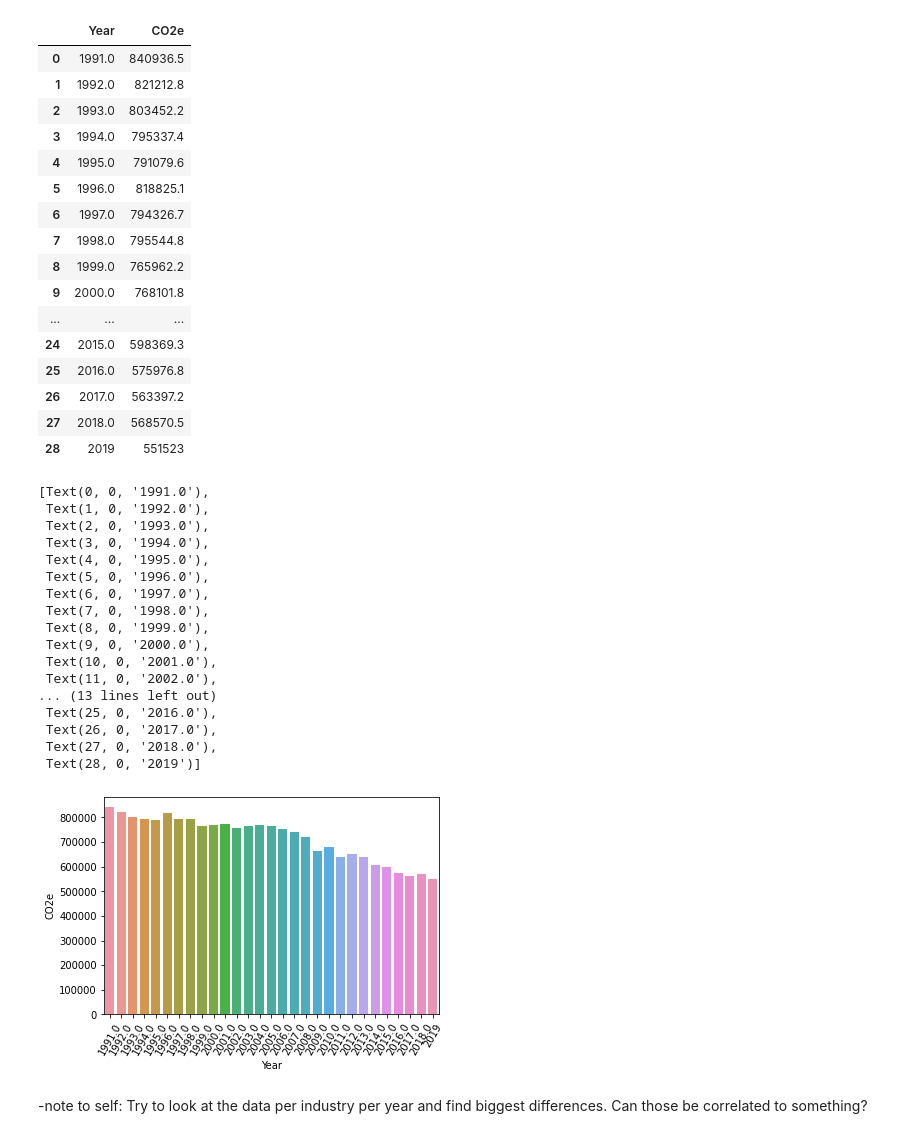
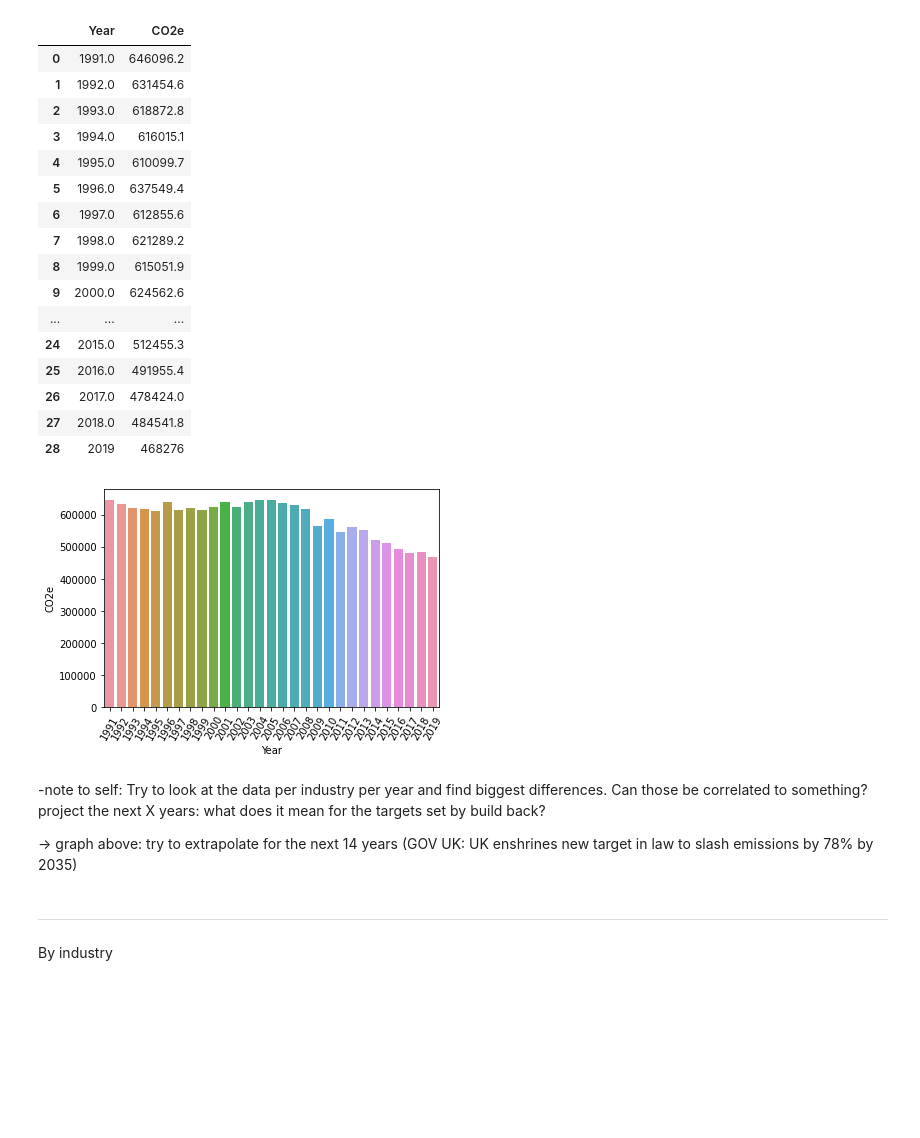
Before and after one commit to theodi/data-ecosystems-net-zero, a Jupyter notebook: UKNetZero.ipynb, the cells around one changed output. Drawn from its saved outputs; the diff is of its cells as text; code cells hidden in the pictures; blank space fills up the shorter version.

Commit message:
Cast years as ints to ignore decimal point Plot graphs for yearly data split per industry

```diff
--- a/UKNetZero.ipynb
+++ b/UKNetZero.ipynb
@@ -59,5 +65,5 @@ df
 # %%
-x = df.copy(deep=True).iloc[[2, 25]]
+x = df_co2.copy(deep=True).iloc[[2, 25]]
 # %%
 x.reset_index()
 # %% [output]
@@ -68,55 +74,46 @@ x.reset_index()
 # %%
 x.drop(columns=x.columns[:4], inplace=True)
 # %%
-transposed = x.transpose(copy=True)
+transposed_overview = x.transpose(copy=True)
 # %%
-transposed.rename(columns={2: "Year", 25: "CO2e"}, inplace=True)
+transposed_overview.rename(columns={2: "Year", 25: "CO2e"}, inplace=True)
 # %%
-transposed.reset_index(drop=True)
+transposed_overview.reset_index(drop=True)
 # %% [output]
 |  | Year | CO2e |
-| 0 | 1991.0 | 840936.5 |
-| 1 | 1992.0 | 821212.8 |
-| 2 | 1993.0 | 803452.2 |
-| 3 | 1994.0 | 795337.4 |
-| 4 | 1995.0 | 791079.6 |
-| 5 | 1996.0 | 818825.1 |
-| 6 | 1997.0 | 794326.7 |
-| 7 | 1998.0 | 795544.8 |
-| 8 | 1999.0 | 765962.2 |
-| 9 | 2000.0 | 768101.8 |
+| 0 | 1991.0 | 646096.2 |
+| 1 | 1992.0 | 631454.6 |
+| 2 | 1993.0 | 618872.8 |
+| 3 | 1994.0 | 616015.1 |
+| 4 | 1995.0 | 610099.7 |
+| 5 | 1996.0 | 637549.4 |
+| 6 | 1997.0 | 612855.6 |
+| 7 | 1998.0 | 621289.2 |
+| 8 | 1999.0 | 615051.9 |
+| 9 | 2000.0 | 624562.6 |
 | ... | ... | ... |
-| 24 | 2015.0 | 598369.3 |
-| 25 | 2016.0 | 575976.8 |
-| 26 | 2017.0 | 563397.2 |
-| 27 | 2018.0 | 568570.5 |
-| 28 | 2019 | 551523 |
+| 24 | 2015.0 | 512455.3 |
+| 25 | 2016.0 | 491955.4 |
+| 26 | 2017.0 | 478424.0 |
+| 27 | 2018.0 | 484541.8 |
+| 28 | 2019 | 468276 |
+# %%
+transposed_overview['Year'] = transposed_overview['Year'].astype('int')
 # %%
 graph = sns.barplot(
     x="Year",
     y="CO2e",
-    data=transposed
+    data=transposed_overview
 )
 
-graph.set_xticklabels(graph.get_xticklabels(), rotation=60)
+graph.set_xticklabels(graph.get_xticklabels(), rotation=60);
 # %% [output]
-[Text(0, 0, '1991.0'),
- Text(1, 0, '1992.0'),
- Text(2, 0, '1993.0'),
- Text(3, 0, '1994.0'),
- Text(4, 0, '1995.0'),
- Text(5, 0, '1996.0'),
- Text(6, 0, '1997.0'),
- Text(7, 0, '1998.0'),
- Text(8, 0, '1999.0'),
- Text(9, 0, '2000.0'),
- Text(10, 0, '2001.0'),
- Text(11, 0, '2002.0'),
-... (13 lines left out)
- Text(25, 0, '2016.0'),
- Text(26, 0, '2017.0'),
- Text(27, 0, '2018.0'),
- Text(28, 0, '2019')]
-[figure, old version]
+[figure, new version]
-# %% [markdown]
--note to self: Try to look at the data per industry per year and find biggest differences. Can those be correlated to something?
+# %% [markdown]
+-note to self: Try to look at the data per industry per year and find biggest differences. Can those be correlated to something?
+project the next X years: what does it mean for the targets set by build back?
+
+-> graph above: try to extrapolate for the next 14 years (GOV UK: UK enshrines new target in law to slash emissions by 78% by 2035)
+# %% [markdown]
+---
+By industry
```
Also changed, not shown: parts of 18 cells of this notebook.
